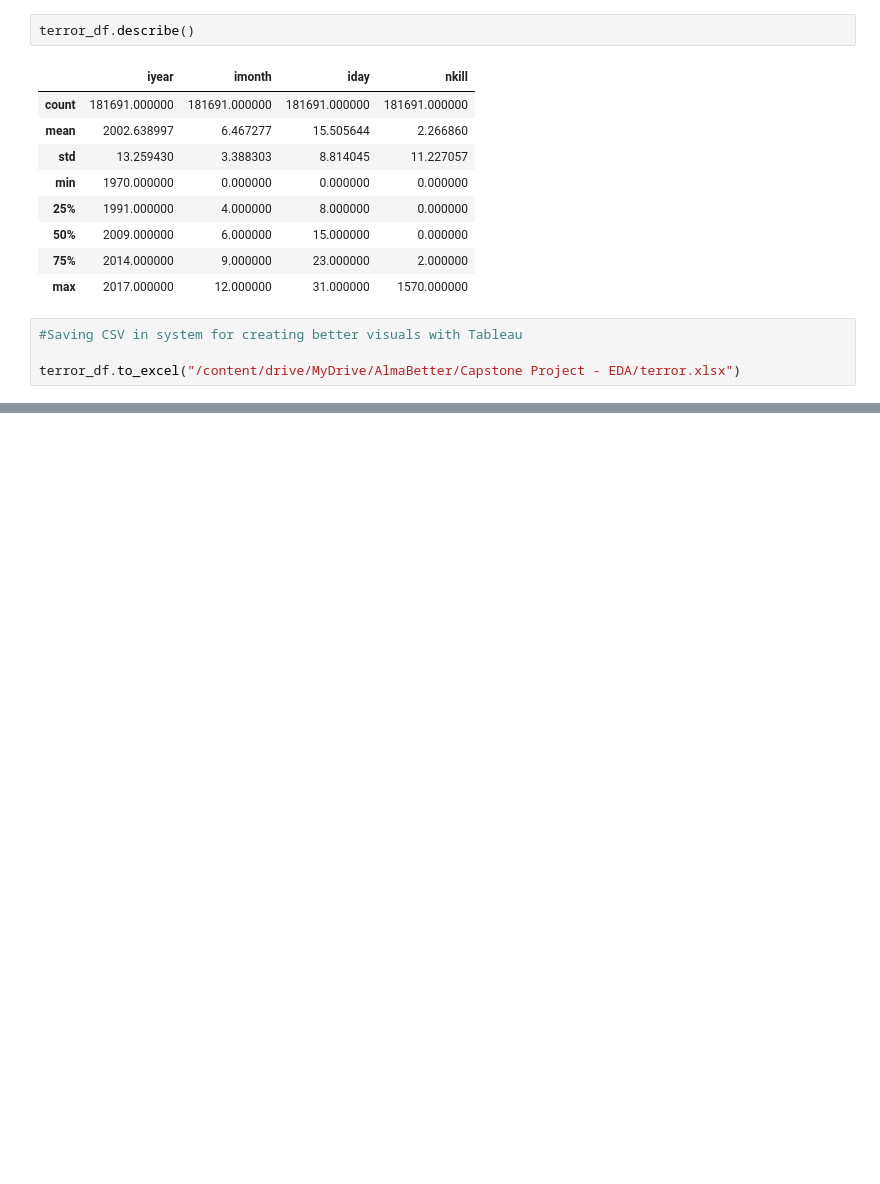
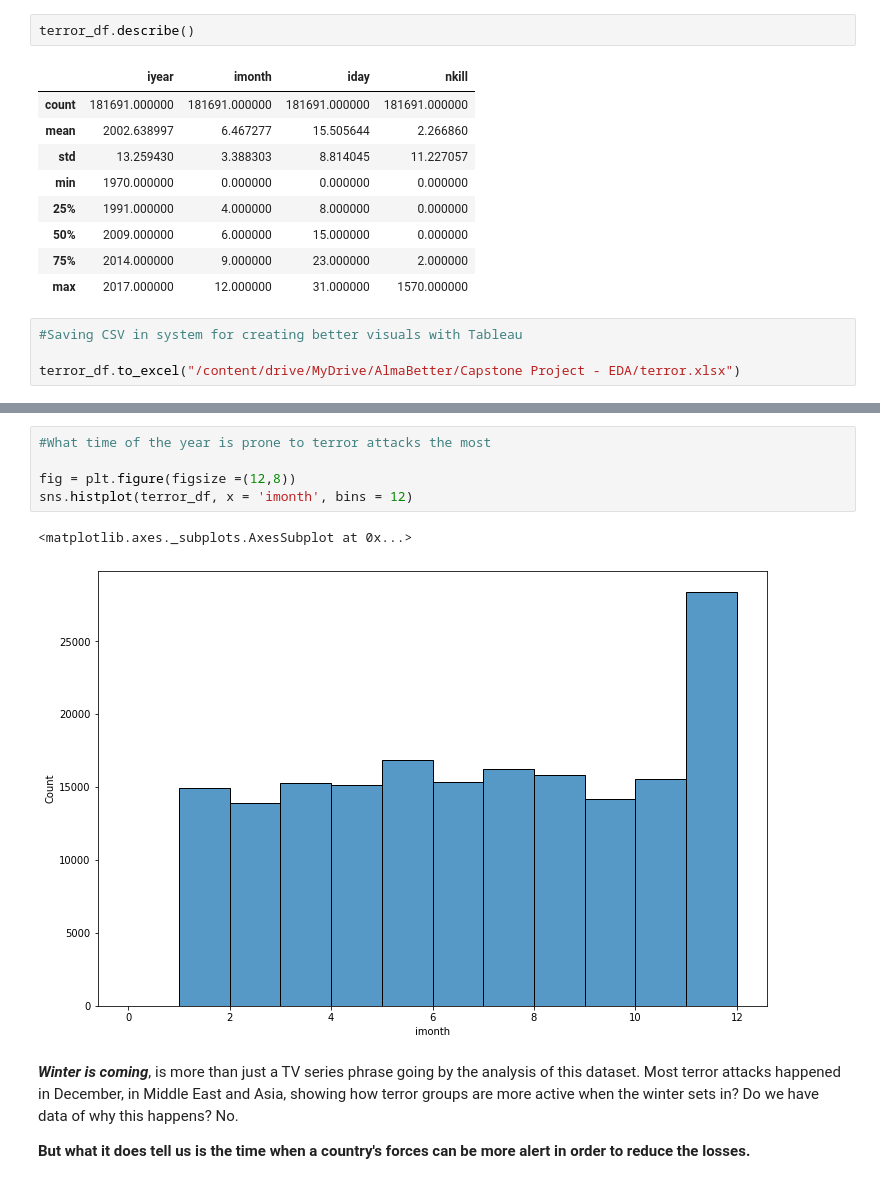
Before and after one commit to coder-harshil/global-terrorism-analysis, a Jupyter notebook: Capstone_Project_EDA_Global_Terrorism_Analysis.ipynb, the cells around one changed output, grey strips where cells are left out. Drawn from its saved outputs; the diff is of its cells as text; blank space fills up the shorter version.

```diff
--- a/Capstone_Project_EDA_Global_Terrorism_Analysis.ipynb
+++ b/Capstone_Project_EDA_Global_Terrorism_Analysis.ipynb
@@ -133,0 +194,12 @@ terror_df.to_excel("/content/drive/MyDrive/AlmaBetter/Capstone Project - EDA/ter
+# %%
+#What time of the year is prone to terror attacks the most
+
+fig = plt.figure(figsize =(12,8))
+sns.histplot(terror_df, x = 'imonth', bins = 12)
+# %% [output]
+<matplotlib.axes._subplots.AxesSubplot at 0x...>
+[figure, added]
+# %% [markdown]
+***Winter is coming***, is more than just a TV series phrase going by the analysis of this dataset. Most terror attacks happened in December, in Middle East and Asia, showing how terror groups are more active when the winter sets in? Do we have data of why this happens? No.
+
+**But what it does tell us is the time when a country's forces can be more alert in order to reduce the losses.**
```
Also changed, not shown: parts of 8 cells of this notebook.
